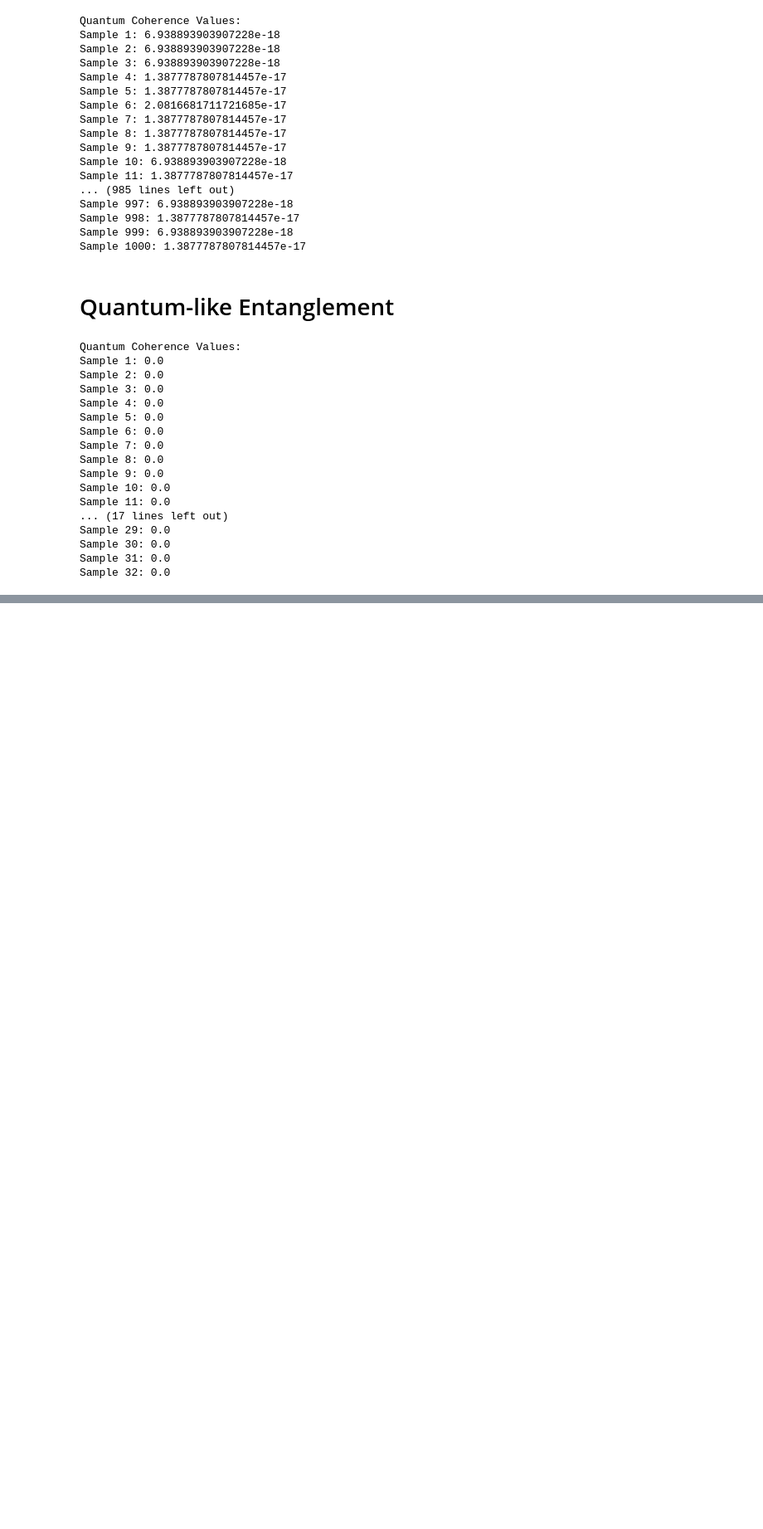
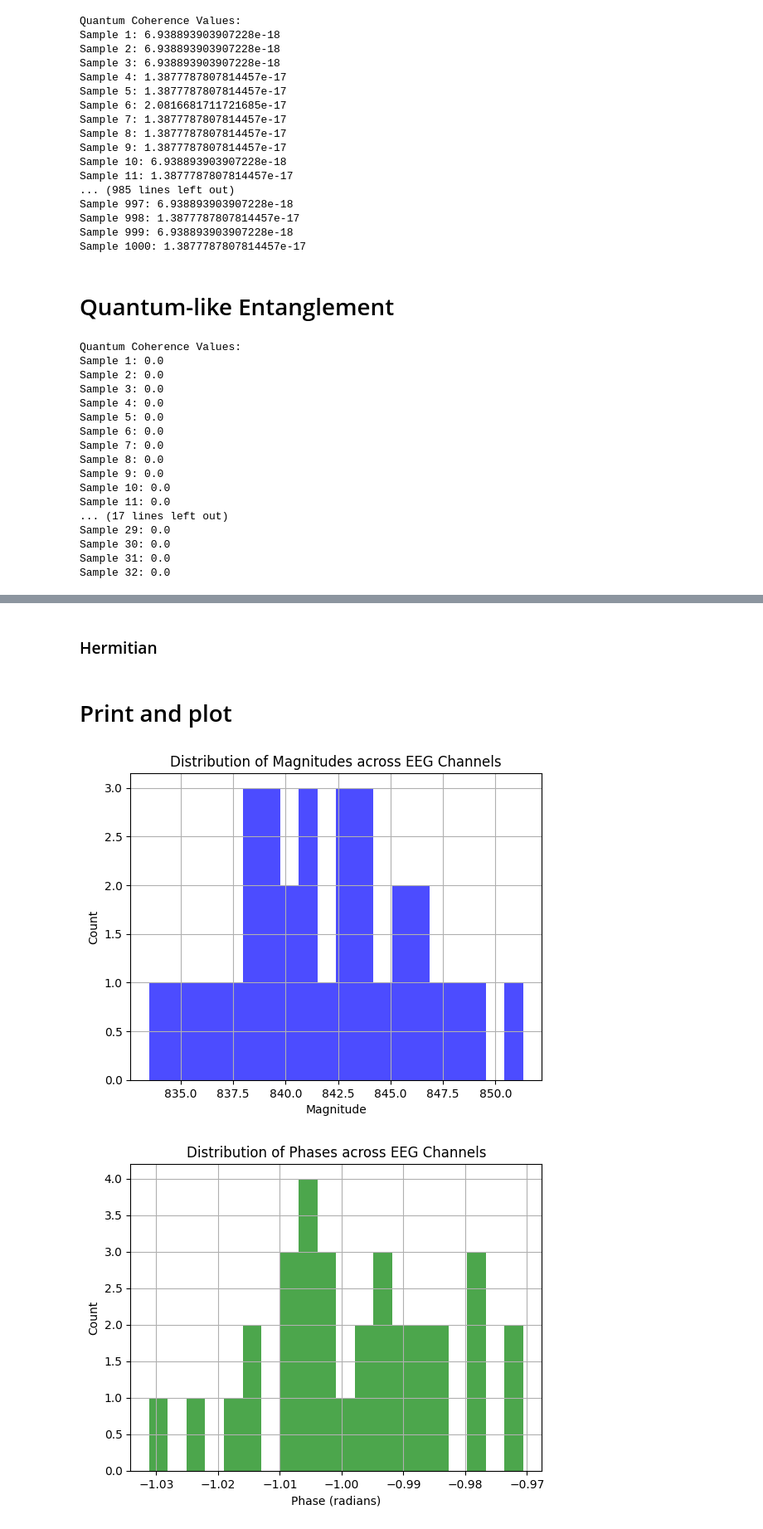
Before and after one commit to Metaverse-Crowdsource/Complete-Neural-Signal-Analysis, a Jupyter notebook: Quantum Analysis.ipynb, the cells around one changed output, grey strips where cells are left out. Shown at 83% size. Saved outputs shown, nothing was run; the diff lists cells and outputs as text; code cells hidden in the pictures; blank space fills up the shorter version.

```diff
--- a/Quantum Analysis.ipynb
+++ b/Quantum Analysis.ipynb
@@ -173,0 +235,2 @@ Sample 32: 0.0
+# %% [markdown]
+### Hermitian
@@ -173,0 +311,2 @@ Sample 32: 0.0
+# %% [markdown]
+# Print and plot
@@ -173,0 +352,27 @@ Sample 32: 0.0
+# %%
+# Calculate magnitude and phase
+magnitudes = np.abs(exp_val)
+phases = np.angle(exp_val)
+# %%
+import matplotlib.pyplot as plt
+
+# Histogram for Magnitudes
+plt.figure()
+plt.hist(magnitudes, bins=20, color='blue', alpha=0.7)
+plt.title("Distribution of Magnitudes across EEG Channels")
+plt.xlabel("Magnitude")
+plt.ylabel("Count")
+plt.grid(True)
+
+# Histogram for Phases
+plt.figure()
+plt.hist(phases, bins=20, color='green', alpha=0.7)
+plt.title("Distribution of Phases across EEG Channels")
+plt.xlabel("Phase (radians)")
+plt.ylabel("Count")
+plt.grid(True)
+
+plt.show()
+# %% [output]
+[figure, added]
+[figure, added]
```
Also changed, not shown: parts of 15 cells of this notebook, 6 other files.
